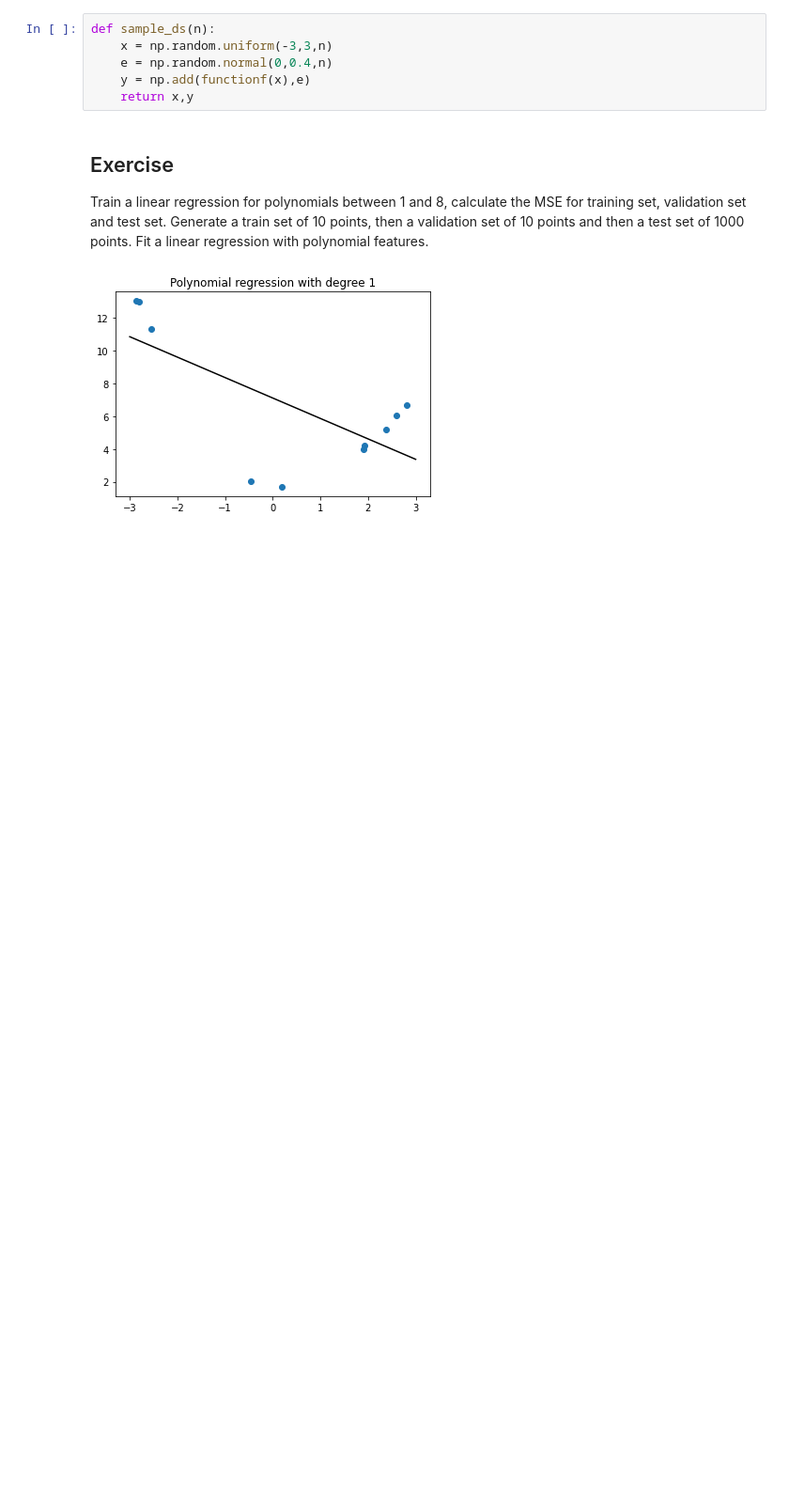
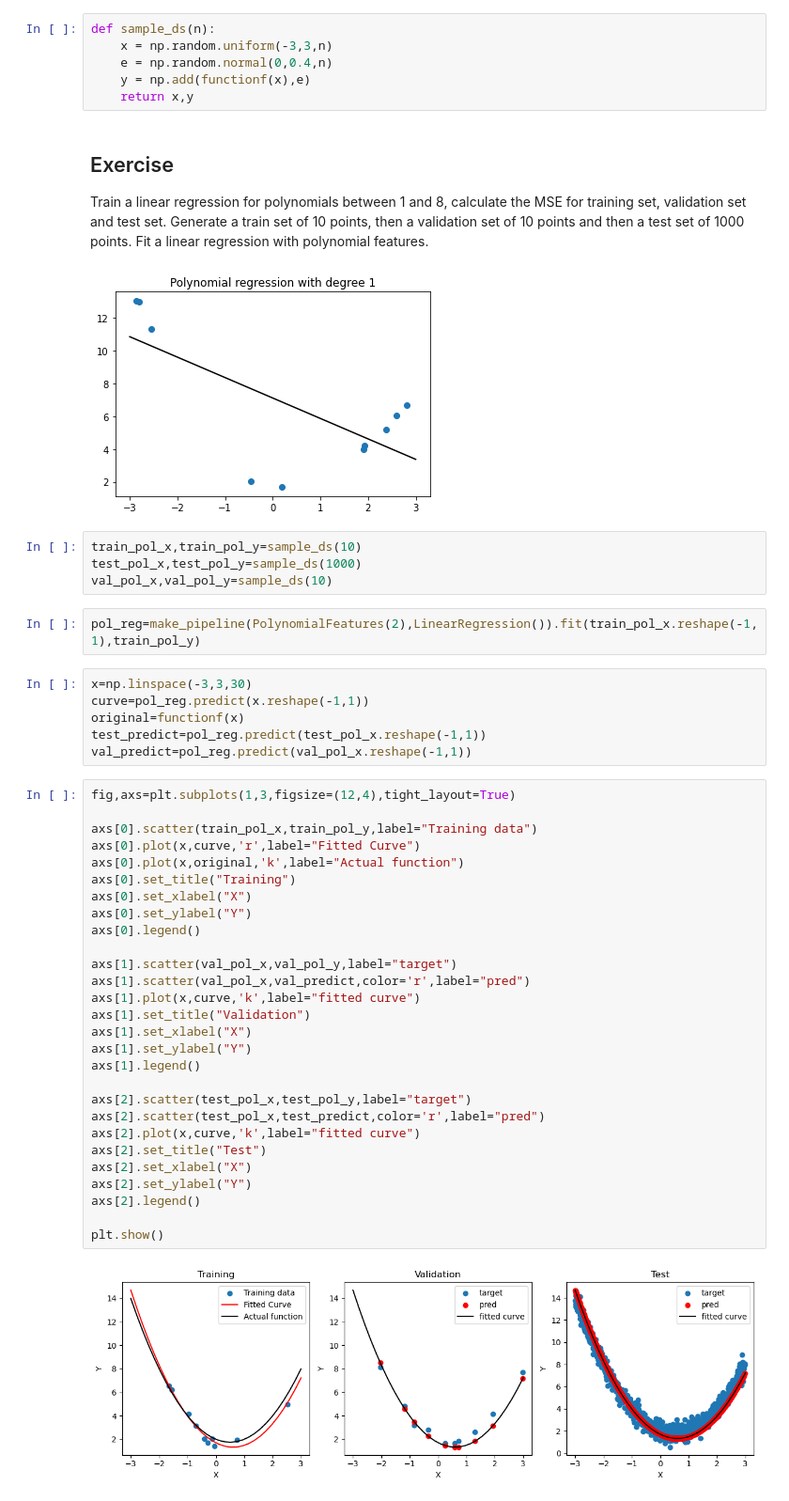
Before and after one commit to jcasarmiento/LinearRegression, a Jupyter notebook: LinearRegression-Ex.ipynb, the cells around one changed output. Shown at 94% size. Cells and saved outputs as stored; diff of their text form; blank space fills up the shorter version.

Commit message:
Add polynomial lin regression

```diff
--- a/LinearRegression-Ex.ipynb
+++ b/LinearRegression-Ex.ipynb
@@ -248,3 +249,45 @@ Train a linear regression for polynomials between 1 and 8, calculate the MSE for
 # %%
 # %% [output]
 [figure]
+# %%
+train_pol_x,train_pol_y=sample_ds(10)
+test_pol_x,test_pol_y=sample_ds(1000)
+val_pol_x,val_pol_y=sample_ds(10)
+# %%
+pol_reg=make_pipeline(PolynomialFeatures(2),LinearRegression()).fit(train_pol_x.reshape(-1,1),train_pol_y)
+# %%
+x=np.linspace(-3,3,30)
+curve=pol_reg.predict(x.reshape(-1,1))
+original=functionf(x)
+test_predict=pol_reg.predict(test_pol_x.reshape(-1,1))
+val_predict=pol_reg.predict(val_pol_x.reshape(-1,1))
+# %%
+fig,axs=plt.subplots(1,3,figsize=(12,4),tight_layout=True)
+
+axs[0].scatter(train_pol_x,train_pol_y,label="Training data")
+axs[0].plot(x,curve,'r',label="Fitted Curve")
+axs[0].plot(x,original,'k',label="Actual function")
+axs[0].set_title("Training")
+axs[0].set_xlabel("X")
+axs[0].set_ylabel("Y")
+axs[0].legend()
+
+axs[1].scatter(val_pol_x,val_pol_y,label="target")
+axs[1].scatter(val_pol_x,val_predict,color='r',label="pred")
+axs[1].plot(x,curve,'k',label="fitted curve")
+axs[1].set_title("Validation")
+axs[1].set_xlabel("X")
+axs[1].set_ylabel("Y")
+axs[1].legend()
+
+axs[2].scatter(test_pol_x,test_pol_y,label="target")
+axs[2].scatter(test_pol_x,test_predict,color='r',label="pred")
+axs[2].plot(x,curve,'k',label="fitted curve")
+axs[2].set_title("Test")
+axs[2].set_xlabel("X")
+axs[2].set_ylabel("Y")
+axs[2].legend()
+
+plt.show()
+# %% [output]
+[figure, added]
```
Also changed, not shown: parts of 2 cells of this notebook.
